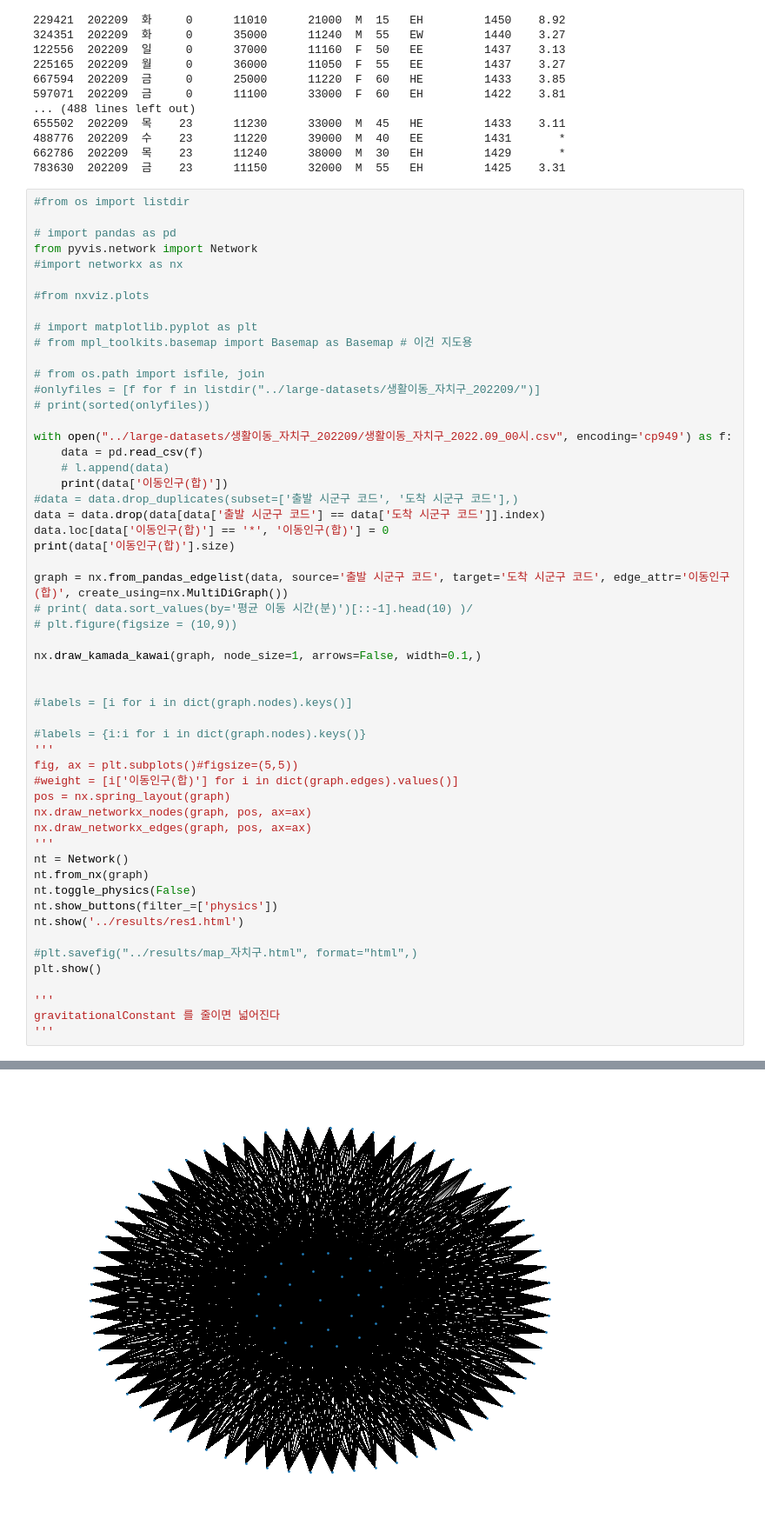
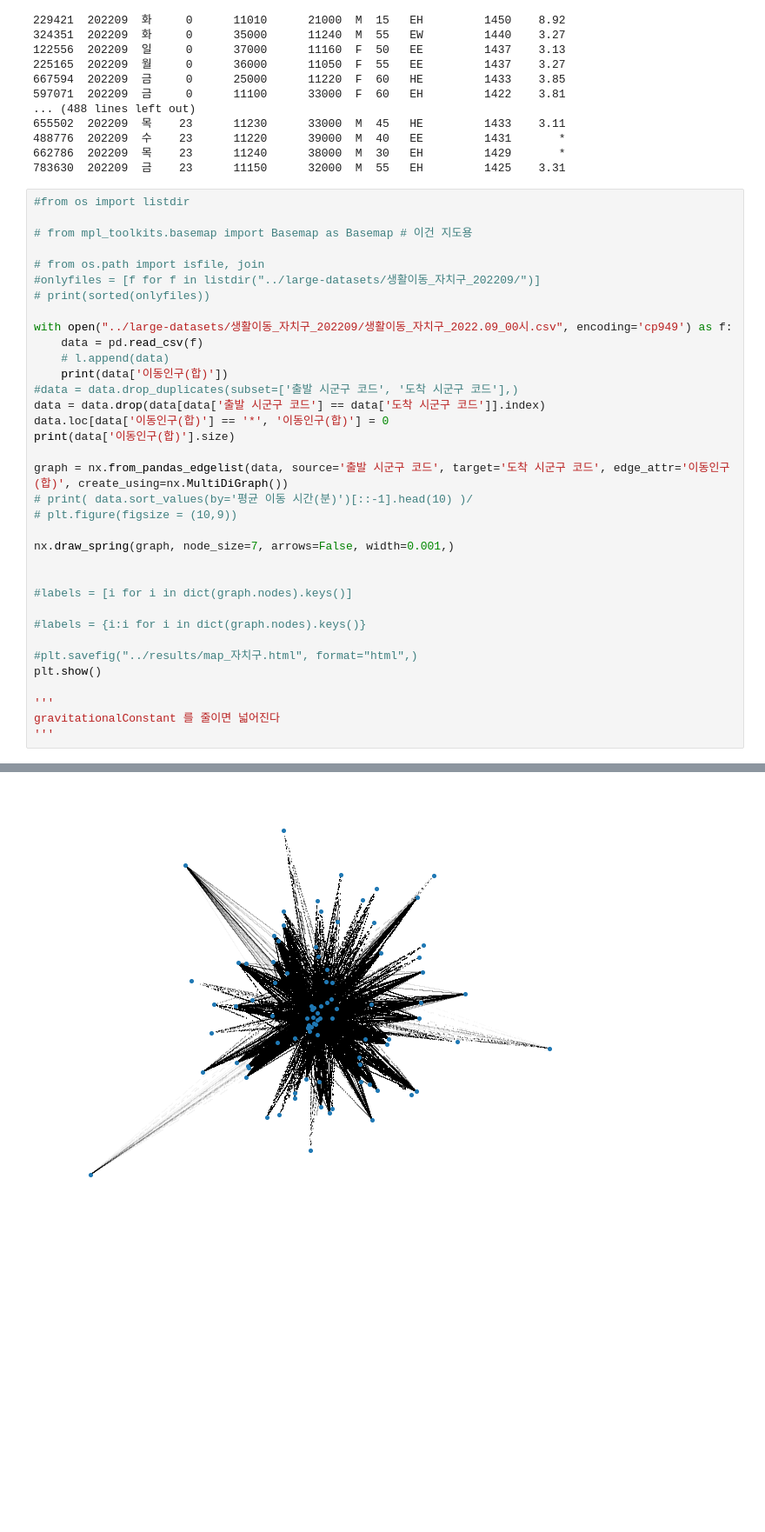
Before and after one commit to dmu-data-anal/data-analysis, a Jupyter notebook: work/another testing.ipynb, the cells around one changed output, grey strips where cells are left out. Shown: that part at 87% size. Drawn from its saved outputs; the diff is of its cells as text; blank space fills up the shorter version.

Commit message:
new graph style

```diff
--- a/work/another testing.ipynb
+++ b/work/another testing.ipynb
@@ -51,13 +52,6 @@ for filename in sorted(onlyfiles):
 # %%
 #from os import listdir
 
-# import pandas as pd
-from pyvis.network import Network
-#import networkx as nx
-
-#from nxviz.plots
-
-# import matplotlib.pyplot as plt
 # from mpl_toolkits.basemap import Basemap as Basemap # 이건 지도용
 
 # from os.path import isfile, join
@@ -76,45 +70,33 @@ print(data['이동인구(합)'].size)
 graph = nx.from_pandas_edgelist(data, source='출발 시군구 코드', target='도착 시군구 코드', edge_attr='이동인구(합)', create_using=nx.MultiDiGraph())
 # print( data.sort_values(by='평균 이동 시간(분)')[::-1].head(10) )/
 # plt.figure(figsize = (10,9))
 
-nx.draw_kamada_kawai(graph, node_size=1, arrows=False, width=0.1,)
+nx.draw_spring(graph, node_size=7, arrows=False, width=0.001,)
 
 
 #labels = [i for i in dict(graph.nodes).keys()]
 
 #labels = {i:i for i in dict(graph.nodes).keys()}
-'''
-fig, ax = plt.subplots()#figsize=(5,5))
-#weight = [i['이동인구(합)'] for i in dict(graph.edges).values()]
-pos = nx.spring_layout(graph)
-nx.draw_networkx_nodes(graph, pos, ax=ax)
-nx.draw_networkx_edges(graph, pos, ax=ax)
-'''
-nt = Network()
-nt.from_nx(graph)
-nt.toggle_physics(False)
-nt.show_buttons(filter_=['physics'])
-nt.show('../results/res1.html')
 
 #plt.savefig("../results/map_자치구.html", format="html",)
 plt.show()
 
 '''
 gravitationalConstant 를 줄이면 넓어진다
 '''
 # %% [output]
 0         27.44
 1         28.28
 2          28.1
 3         27.77
 4         11.92
           ...
 828412        *
 828413     5.96
 828414      3.3
 828415     3.28
 828416     4.64
 Name: 이동인구(합), Length: 828417, dtype: object
 785476
-[figure, old version]
+[figure, new version]
 '\ngravitationalConstant 를 줄이면 넓어진다\n'
```
Also changed, not shown: parts of 2 cells of this notebook, 1 other file.
